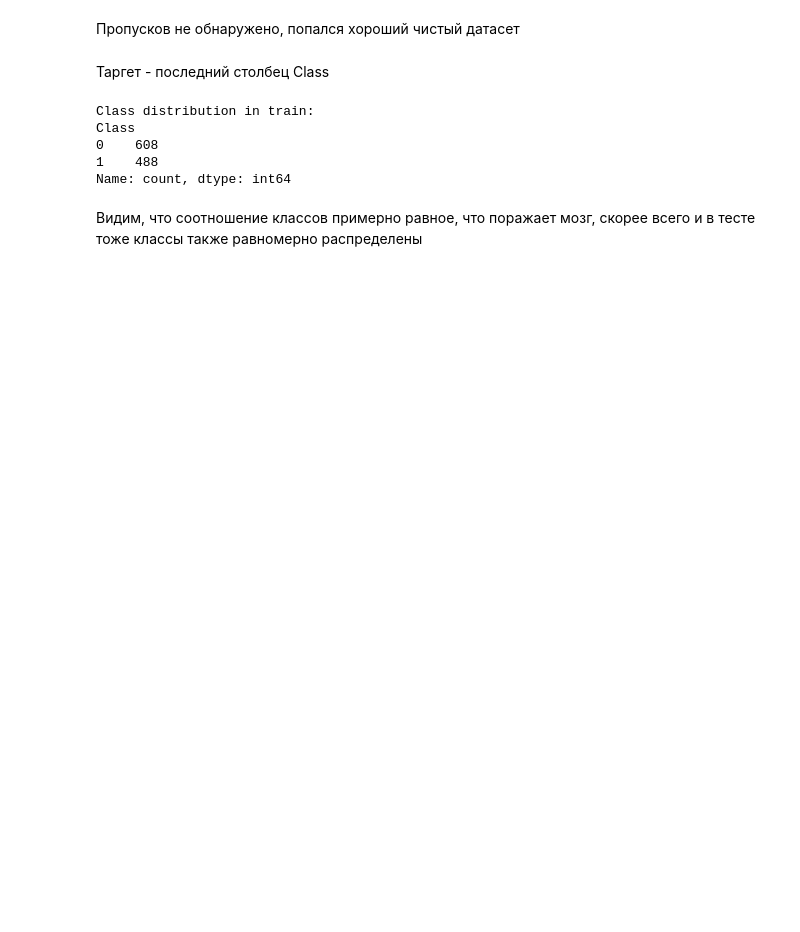
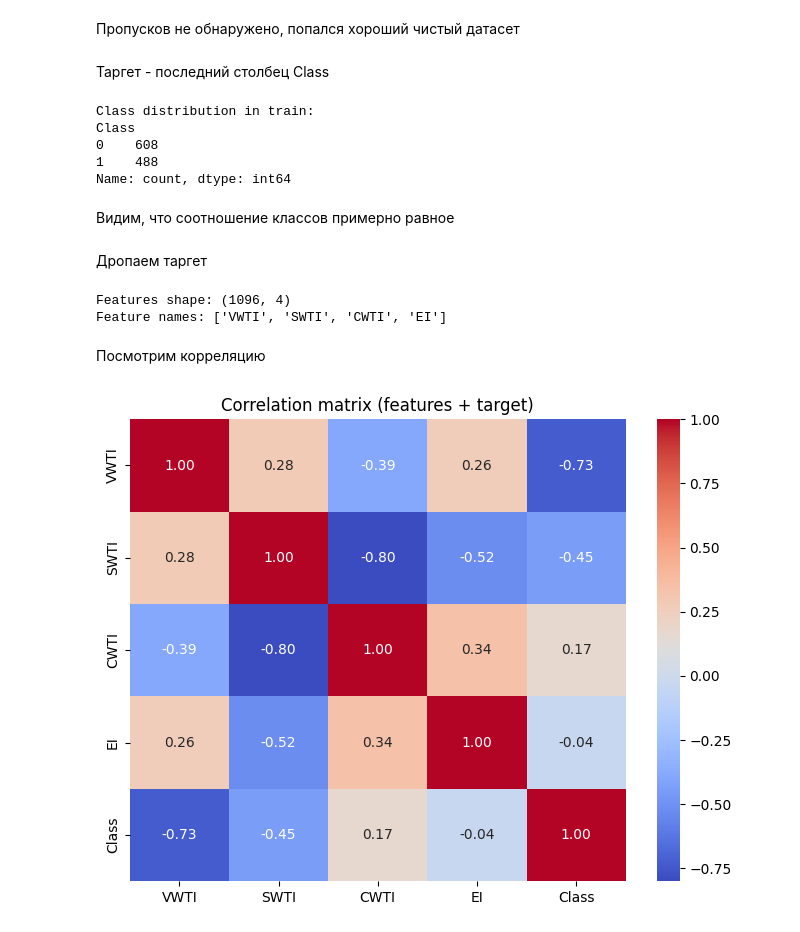
Before and after one commit to Minidrak/Application-systems-and-artificial-intelligence-frameworks-MAI, a Jupyter notebook: Lab_01/Lab_01.ipynb, the cells around one changed output. Drawn from its saved outputs; the diff is of its cells as text; code cells hidden in the pictures; blank space fills up the shorter version.

```diff
--- a/Lab_01/Lab_01.ipynb
+++ b/Lab_01/Lab_01.ipynb
@@ -93,4 +113,28 @@ Class
 1    488
 Name: count, dtype: int64
 # %% [markdown]
-Видим, что соотношение классов примерно равное, что поражает мозг, скорее всего и в тесте тоже классы также равномерно распределены
+Видим, что соотношение классов примерно равное
+# %% [markdown]
+Дропаем таргет
+# %%
+X_train = train.drop(columns=[target_col])
+y_train = train[target_col].values
+
+X_test = test.copy()
+
+print('Features shape:', X_train.shape)
+print('Feature names:', X_train.columns.tolist())
+# %% [output]
+Features shape: (1096, 4)
+Feature names: ['VWTI', 'SWTI', 'CWTI', 'EI']
+# %% [markdown]
+Посмотрим корреляцию
+# %%
+
+plt.figure(figsize=(8,6))
+sns.heatmap(pd.concat([X_train, pd.Series(y_train, name=target_col)], axis=1).corr(),
+            annot=True, fmt='.2f', cmap='coolwarm')
+plt.title('Correlation matrix (features + target)')
+plt.show()
+# %% [output]
+[figure, added]
```
Also changed, not shown: parts of 21 cells of this notebook.
